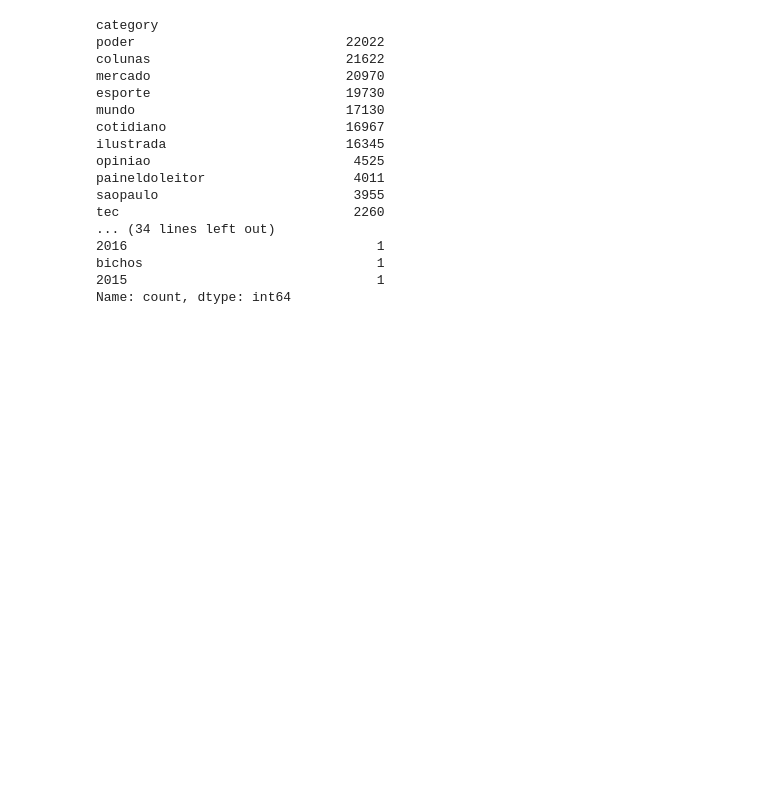
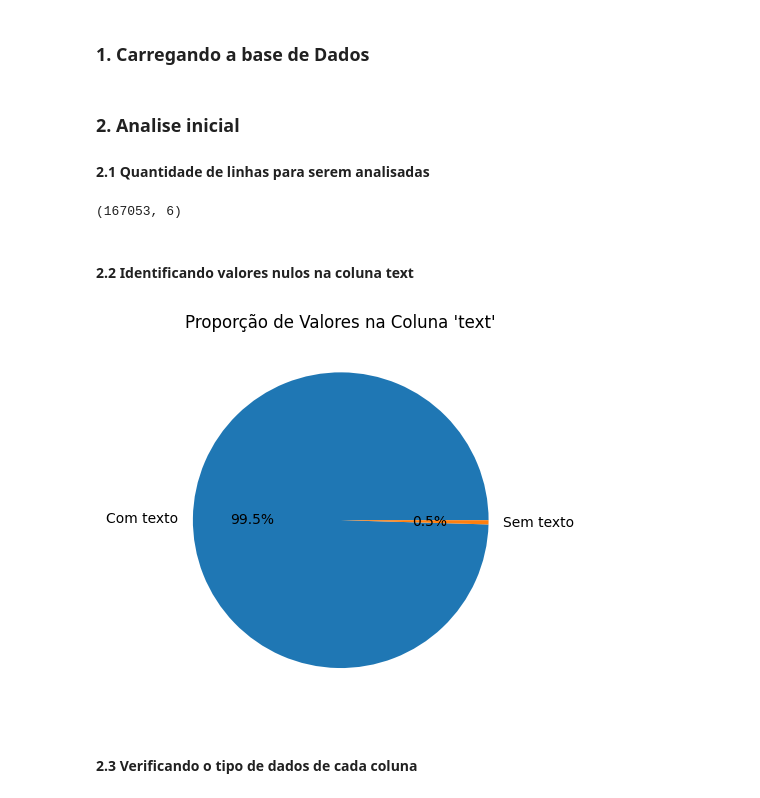
Before and after one commit to natan-carvalho/case-data-science, a Jupyter notebook: notebooks/eda.ipynb, the cells around one changed output. Cells and saved outputs as stored; diff of their text form; code cells hidden in the pictures; blank space fills up the shorter version.

```diff
--- a/notebooks/eda.ipynb
+++ b/notebooks/eda.ipynb
@@ -1,31 +3,39 @@
+# %% [markdown]
+### 1. Carregando a base de Dados
 # %%
 import pandas as pd
 
 df = pd.read_csv('../data/articles.csv')
-
-# df.head() # mostra as primeiras 5 linhas do DataFrame
-# df.shape # mostra a quantidade de linhas e colunas do DataFrame
-# (df.isnull().sum() / len(df)) * 100 # mostra a porcentagem de valores nulos em cada coluna do DataFrame
-# df.columns # mostra os nomes das colunas do DataFrame
-# df.info() # mostra informações sobre o DataFrame, como tipos de dados e memória usada
-# df.dtypes # mostra os tipos de dados de cada coluna do DataFrame
-# df.describe() # mostra estatísticas descritivas para as colunas numéricas do DataFrame
-df['category'].value_counts() # mostra a contagem de valores únicos em cada coluna do DataFrame
-# %% [output]
-category
-poder                           22022
-colunas                         21622
-mercado                         20970
-esporte                         19730
-mundo                           17130
-cotidiano                       16967
-ilustrada                       16345
-opiniao                          4525
-paineldoleitor                   4011
-saopaulo                         3955
-tec                              2260
-... (34 lines left out)
-2016                                1
-bichos                              1
-2015                                1
-Name: count, dtype: int64
+# %% [markdown]
+### 2. Analise inicial
+#### 2.1 Quantidade de linhas para serem analisadas
+# %%
+# mostra a quantidade de linhas e colunas do DataFrame
+df.shape
+# %% [output]
+(167053, 6)
+# %% [markdown]
+#### 2.2 Identificando valores nulos na coluna text
+# %%
+import matplotlib.pyplot as plt
+
+# Calcula a porcentagem de valores nulos na coluna 'text'
+total_linhas = len(df)
+textos_nulo = df['text'].isnull().sum()
+porcentagem_texto_nulo = (textos_nulo / total_linhas) * 100
+porcentagem_texto_não_nulo = 100 - porcentagem_texto_nulo
+
+
+plt.figure()
+plt.pie(
+    [porcentagem_texto_não_nulo, porcentagem_texto_nulo],
+    labels=['Com texto', 'Sem texto'],
+    autopct='%1.1f%%'
+)
+
+plt.title("Proporção de Valores na Coluna 'text'")
+plt.show()
+# %% [output]
+[figure, added]
+# %% [markdown]
+#### 2.3 Verificando o tipo de dados de cada coluna
```
Also changed, not shown: parts of 8 cells of this notebook.
